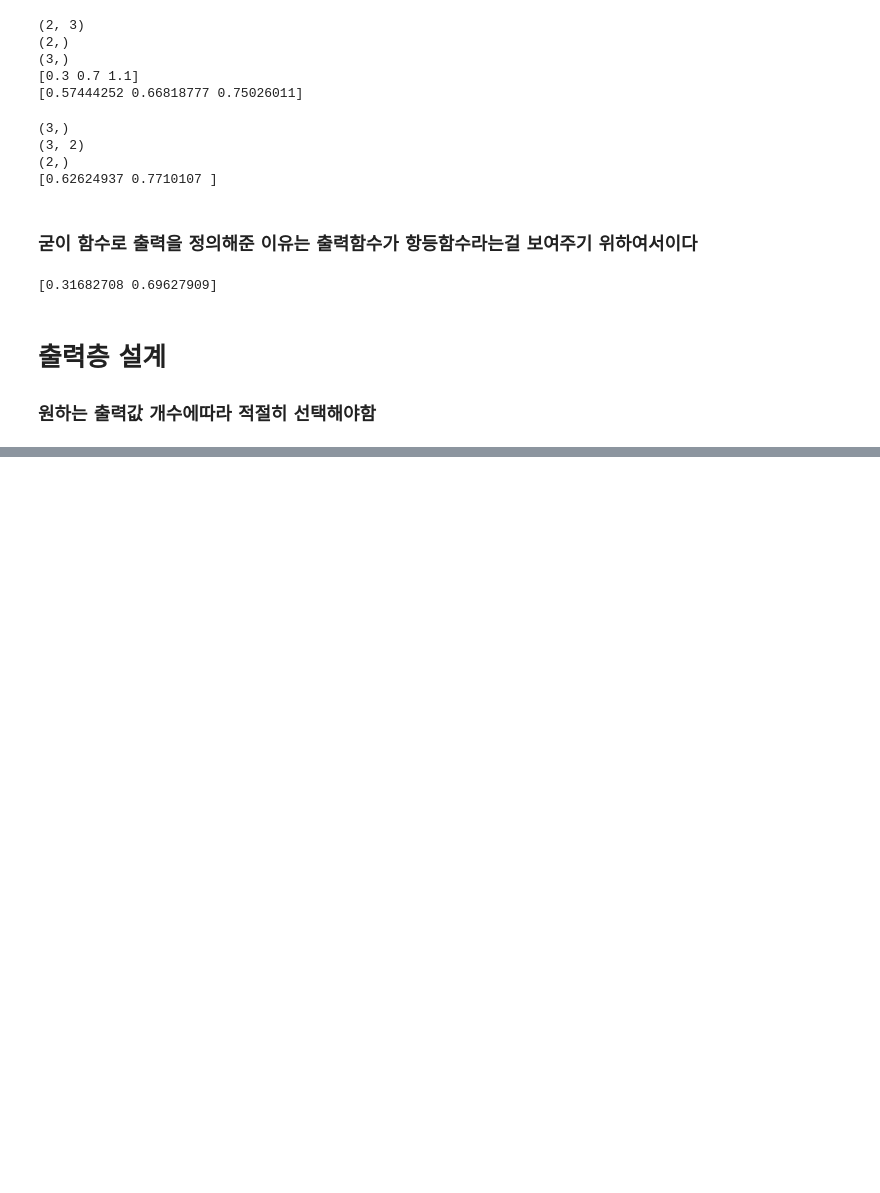
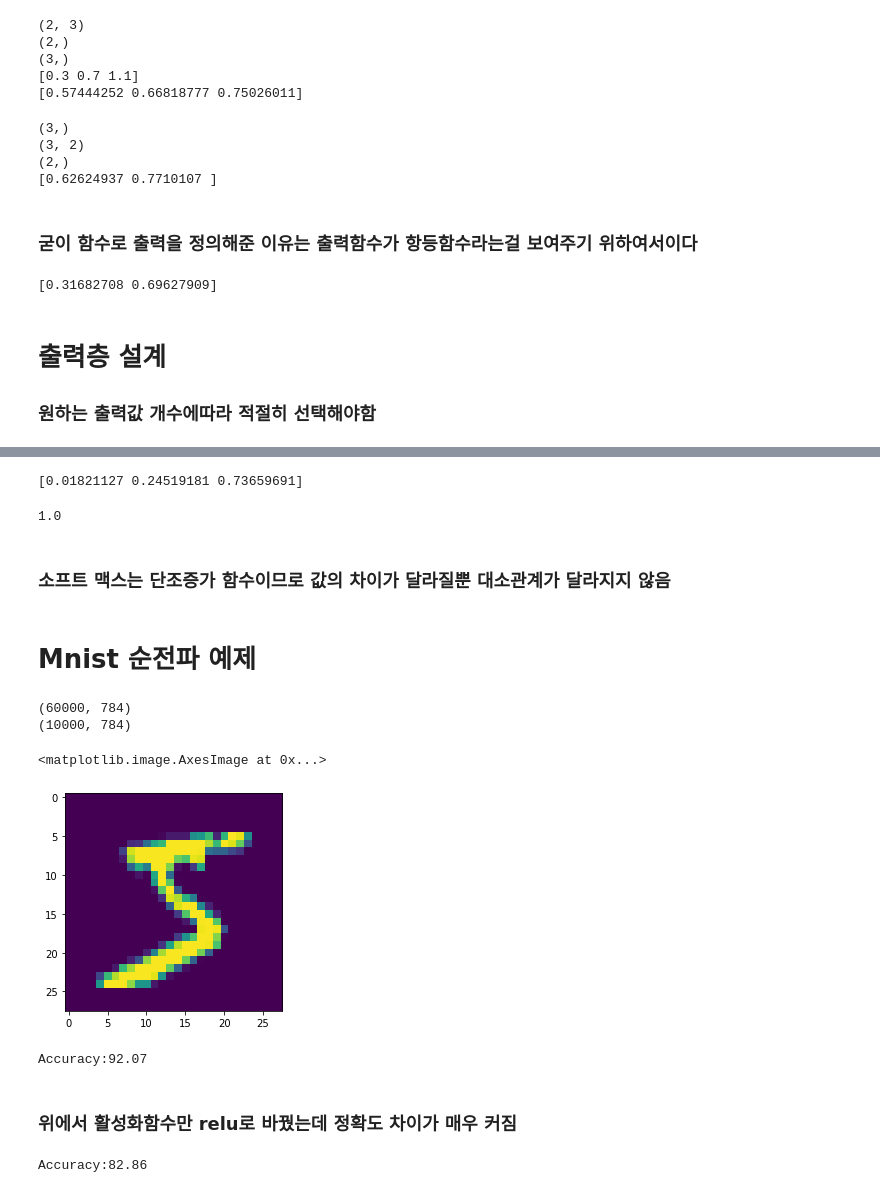
Before and after one commit to hykhhijk/Deeplearning_basic, a Jupyter notebook: Neural network.ipynb, the cells around one changed output, grey strips where cells are left out. Drawn from its saved outputs; the diff is of its cells as text; code cells hidden in the pictures; blank space fills up the shorter version.

```diff
--- a/Neural network.ipynb
+++ b/Neural network.ipynb
@@ -135,0 +178,30 @@ print(Y)
+# %%
+a = np.array([0.3, 2.9, 4.0])
+y = softmax(a)
+print(y)
+sum(y)
+# %% [output]
+[0.01821127 0.24519181 0.73659691]
+1.0
+# %% [markdown]
+### 소프트 맥스는 단조증가 함수이므로 값의 차이가 달라질뿐 대소관계가 달라지지 않음
+# %% [markdown]
+# Mnist 순전파 예제
+# %%
+import sys, os
+sys.path.append(os.pardir)
+from dataset.mnist import load_mnist
+
+(X_train, y_train), (X_test, y_test) = load_mnist(flatten=True, normalize=False)
+# %%
+print(X_train.shape)
+print(X_test.shape)
+# %% [output]
+(60000, 784)
+(10000, 784)
+# %%
+img = X_train[0].reshape(28, 28)
+plt.imshow(img)
+# %% [output]
+<matplotlib.image.AxesImage at 0x...>
+[figure, added]
@@ -135,0 +236,36 @@ print(Y)
+# %%
+accuracy_cnt = 0
+for i in range(len(X)):
+    y = predict(network, X[i])
+    p = np.argmax(y)
+    if p == t[i]:
+        accuracy_cnt += 1
+
+print("Accuracy:" + str(float(accuracy_cnt) / len(x)))
+# %% [output]
+Accuracy:92.07
+# %% [markdown]
+### 위에서 활성화함수만 relu로 바꿨는데 정확도 차이가 매우 커짐
+# %%
+def predict(network, x):
+    W1, W2, W3 = network["W1"],network["W2"],network["W3"]
+    b1, b2, b3 = network["b1"],network["b2"],network["b3"]
+
+    a1 = np.dot(x, W1) + b1
+    z1 = relu(a1)
+    a2 = np.dot(z1, W2) + b2
+    z2 = relu(a2)
+    a3 = np.dot(z2, W3) + b3
+    y = relu(a3)
+
+    return y
+accuracy_cnt = 0
+for i in range(len(X)):
+    y = predict(network, X[i])
+    p = np.argmax(y)
+    if p == t[i]:
+        accuracy_cnt += 1
+
+print("Accuracy:" + str(float(accuracy_cnt) / len(x)))
+# %% [output]
+Accuracy:82.86
```
Also changed, not shown: parts of 13 cells of this notebook, 8 other files.
